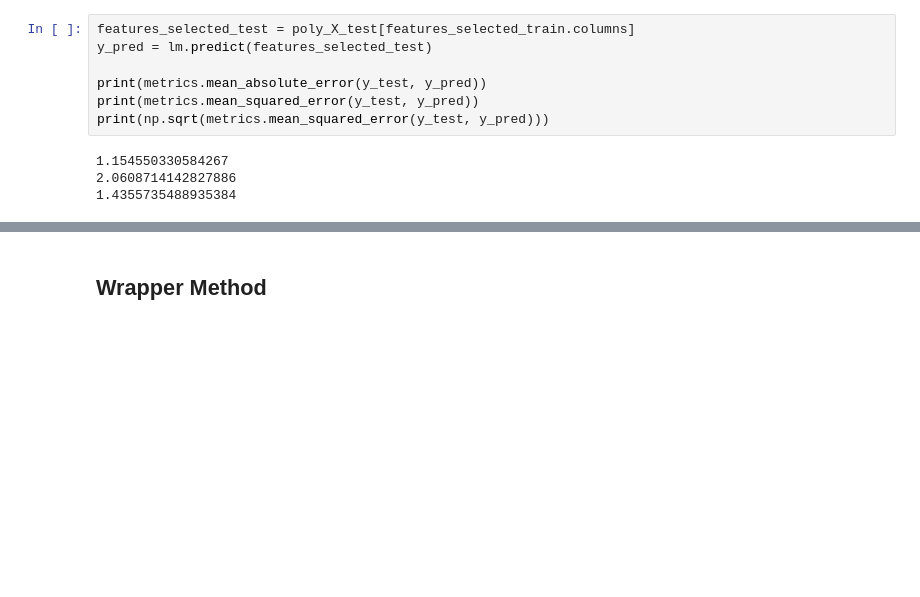
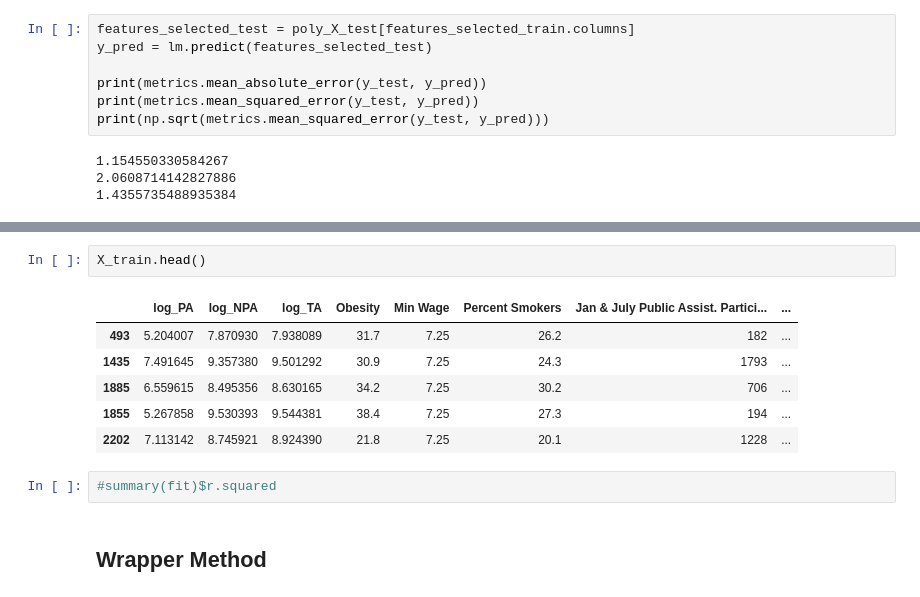
Before and after one commit to aulorbe/Life-Expectancy-In-The-US, a Jupyter notebook: feature_engineering.ipynb, the cells around one changed output, grey strips where cells are left out. Saved outputs shown, nothing was run; the diff lists cells and outputs as text; blank space fills up the shorter version.

```diff
--- a/feature_engineering.ipynb
+++ b/feature_engineering.ipynb
@@ -361,3 +385,14 @@ Text(0,0.5,'Predicted Values')
+# %%
+X_train.head()
+# %% [output]
+|  | log_PA | log_NPA | log_TA | Obesity | Min Wage | Percent Smokers | Jan & July Public Assist. Partici... | ... |
+| 493 | 5.204007 | 7.870930 | 7.938089 | 31.7 | 7.25 | 26.2 | 182 | ... |
+| 1435 | 7.491645 | 9.357380 | 9.501292 | 30.9 | 7.25 | 24.3 | 1793 | ... |
+| 1885 | 6.559615 | 8.495356 | 8.630165 | 34.2 | 7.25 | 30.2 | 706 | ... |
+| 1855 | 5.267858 | 9.530393 | 9.544381 | 38.4 | 7.25 | 27.3 | 194 | ... |
+| 2202 | 7.113142 | 8.745921 | 8.924390 | 21.8 | 7.25 | 20.1 | 1228 | ... |
+# %%
+#summary(fit)$r.squared
 # %% [markdown]
 ## Wrapper Method
 # %%
```
Also changed, not shown: parts of 15 cells of this notebook, 4 other files.
